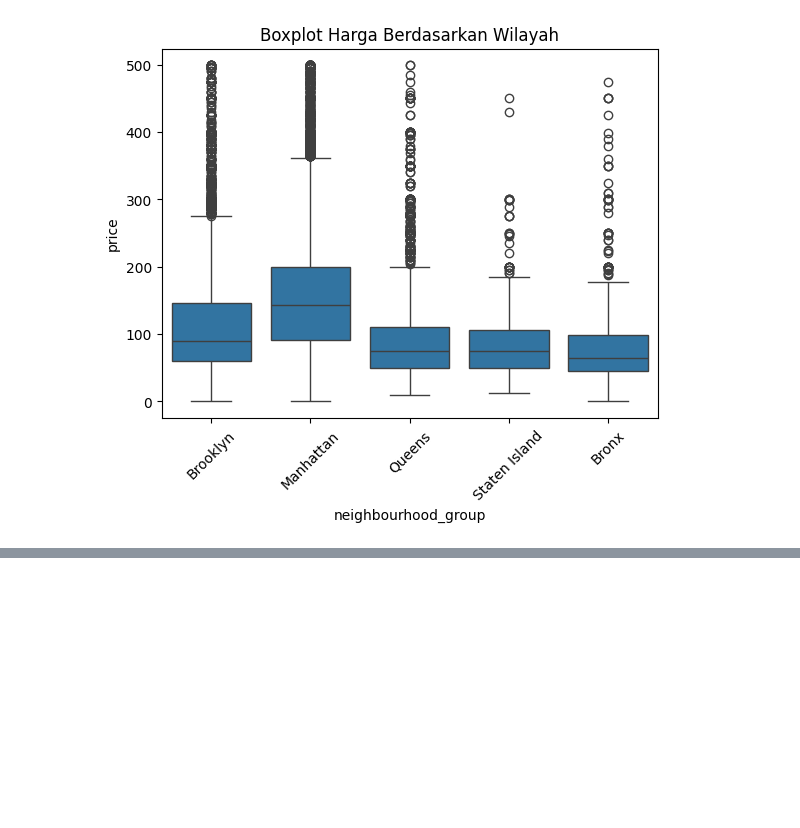
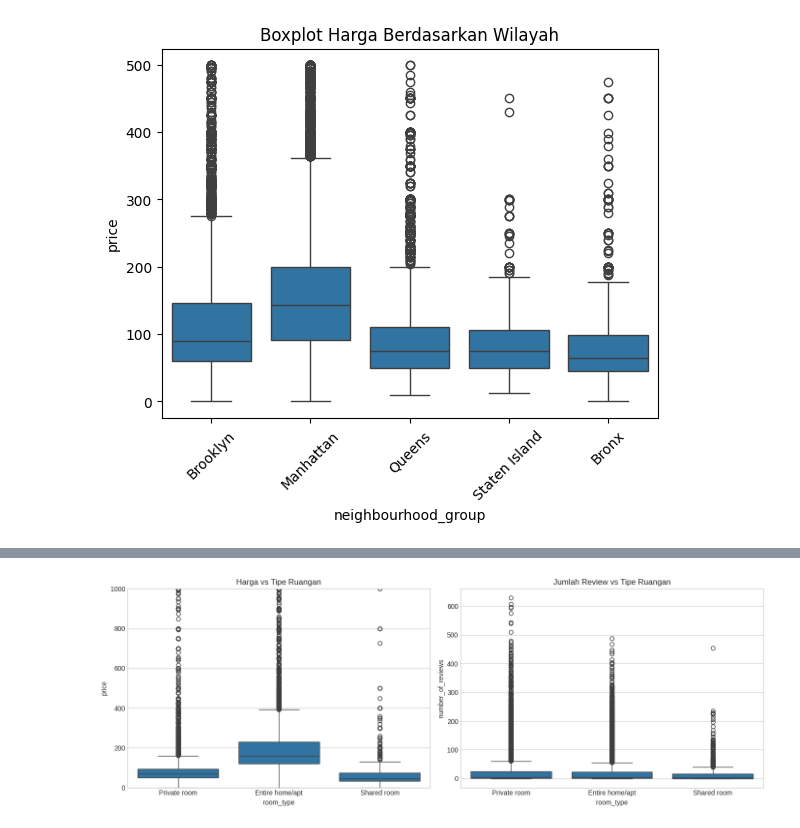
Before and after one commit to cantika-alff/2025_PBO_TI1B, a Jupyter notebook: UTS_AI.ipynb, the cells around one changed output, grey strips where cells are left out. Drawn from its saved outputs; the diff is of its cells as text; code cells hidden in the pictures; blank space fills up the shorter version.

```diff
--- a/UTS_AI.ipynb
+++ b/UTS_AI.ipynb
@@ -421,0 +311,17 @@ plt.show()
+# %%
+# Subplot perbandingan harga dan jumlah review
+fig, axs = plt.subplots(1, 2, figsize=(14, 5))
+
+# Harga
+sns.boxplot(x='room_type', y='price', data=df, ax=axs[0])
+axs[0].set_title("Harga vs Tipe Ruangan")
+axs[0].set_ylim(0, 1000)
+
+# Jumlah review
+sns.boxplot(x='room_type', y='number_of_reviews', data=df, ax=axs[1])
+axs[1].set_title("Jumlah Review vs Tipe Ruangan")
+
+plt.tight_layout()
+plt.show()
+# %% [output]
+[figure, added]
```
Also changed, not shown: parts of 43 cells of this notebook.
